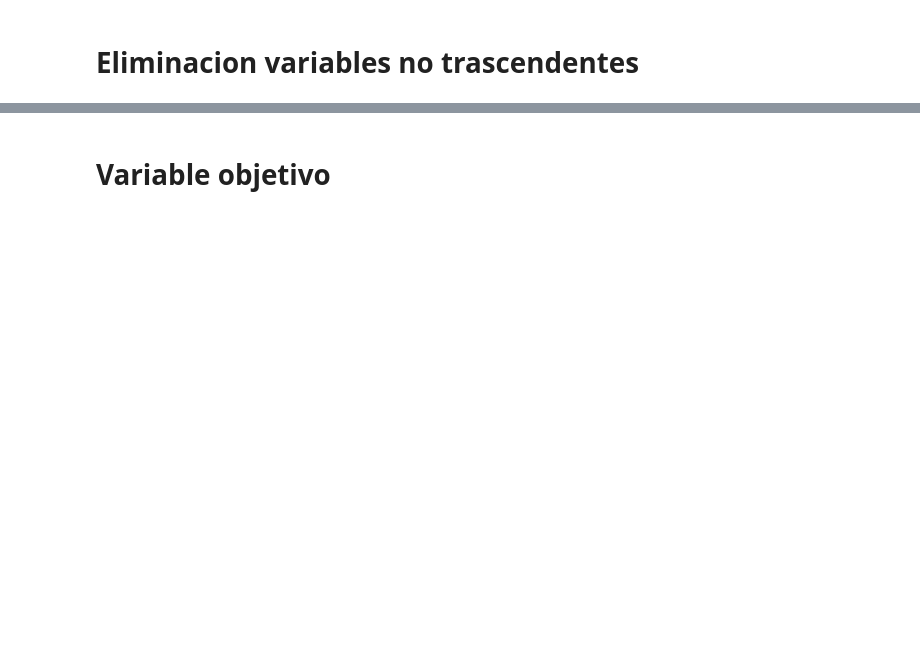
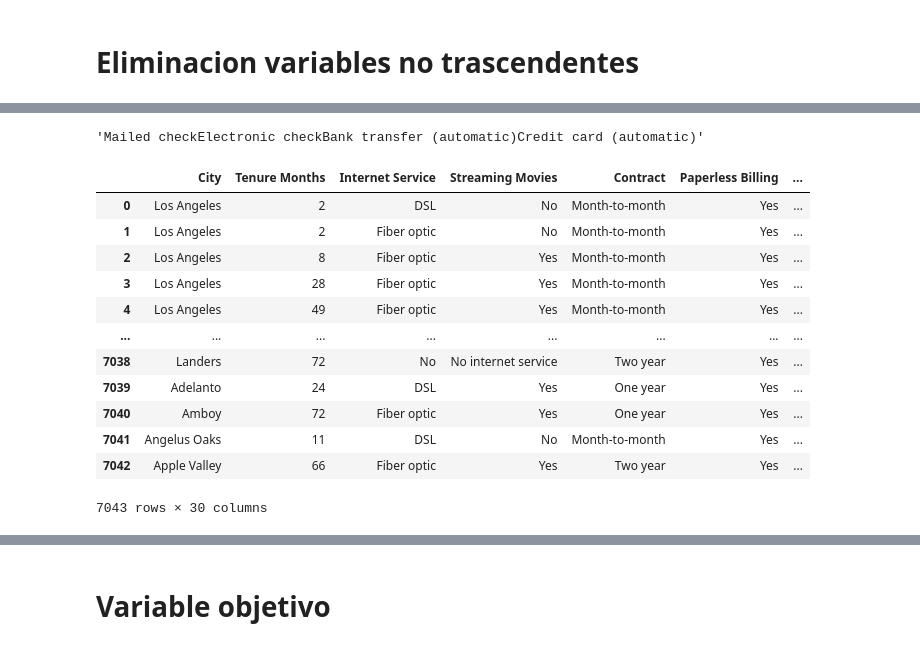
Before and after one commit to Brayam1998/dataScience_Churn, a Jupyter notebook: proyecto churn/Revision_Calidad_Data/revisionYtransformacion.ipynb, the cells around one changed output, grey strips where cells are left out. Drawn from its saved outputs; the diff is of its cells as text; code cells hidden in the pictures; blank space fills up the shorter version.

Commit message:
falntaes imputados ,data filtrada, dummies agregados

```diff
--- a/proyecto churn/Revision_Calidad_Data/revisionYtransformacion.ipynb
+++ b/proyecto churn/Revision_Calidad_Data/revisionYtransformacion.ipynb
@@ -147,2 +198,6 @@ missingno.matrix(df= dataset)
+# %%
+datafil = dataset_E.drop(columns=["CustomerID" , "Country", "State","Count" , "Zip Code" , "Lat Long" , "Latitude",  "Longitude" ,"Churn Label",
+
+])
 # %% [markdown]
 Cambios de tipo de datos
@@ -150,0 +206,2 @@ Cambios de tipo de datos
+# %%
+datadum = datafil.copy(deep = True)
@@ -150,0 +216,28 @@ Cambios de tipo de datos
+# %%
+yesnot = ["Senior Citizen" , "Gender", "Partner", "Dependents",
+"Phone Service" , "Multiple Lines", "Online Security" , "Online Backup" , "Device Protection" , "Tech Support" ,
+"Streaming TV"
+
+]
+# %%
+dataset_E["Payment Method"].unique().sum()
+# %% [output]
+'Mailed checkElectronic checkBank transfer (automatic)Credit card (automatic)'
+# %%
+datadumies = pd.get_dummies(datadum, columns= yesnot, drop_first=True )
+# %%
+datadumies
+# %% [output]
+|  | City | Tenure Months | Internet Service | Streaming Movies | Contract | Paperless Billing | ... |
+| 0 | Los Angeles | 2 | DSL | No | Month-to-month | Yes | ... |
+| 1 | Los Angeles | 2 | Fiber optic | No | Month-to-month | Yes | ... |
+| 2 | Los Angeles | 8 | Fiber optic | Yes | Month-to-month | Yes | ... |
+| 3 | Los Angeles | 28 | Fiber optic | Yes | Month-to-month | Yes | ... |
+| 4 | Los Angeles | 49 | Fiber optic | Yes | Month-to-month | Yes | ... |
+| ... | ... | ... | ... | ... | ... | ... | ... |
+| 7038 | Landers | 72 | No | No internet service | Two year | Yes | ... |
+| 7039 | Adelanto | 24 | DSL | Yes | One year | Yes | ... |
+| 7040 | Amboy | 72 | Fiber optic | Yes | One year | Yes | ... |
+| 7041 | Angelus Oaks | 11 | DSL | No | Month-to-month | Yes | ... |
+| 7042 | Apple Valley | 66 | Fiber optic | Yes | Two year | Yes | ... |
+7043 rows × 30 columns
```
Also changed, not shown: parts of 29 cells of this notebook, 4 other files.
